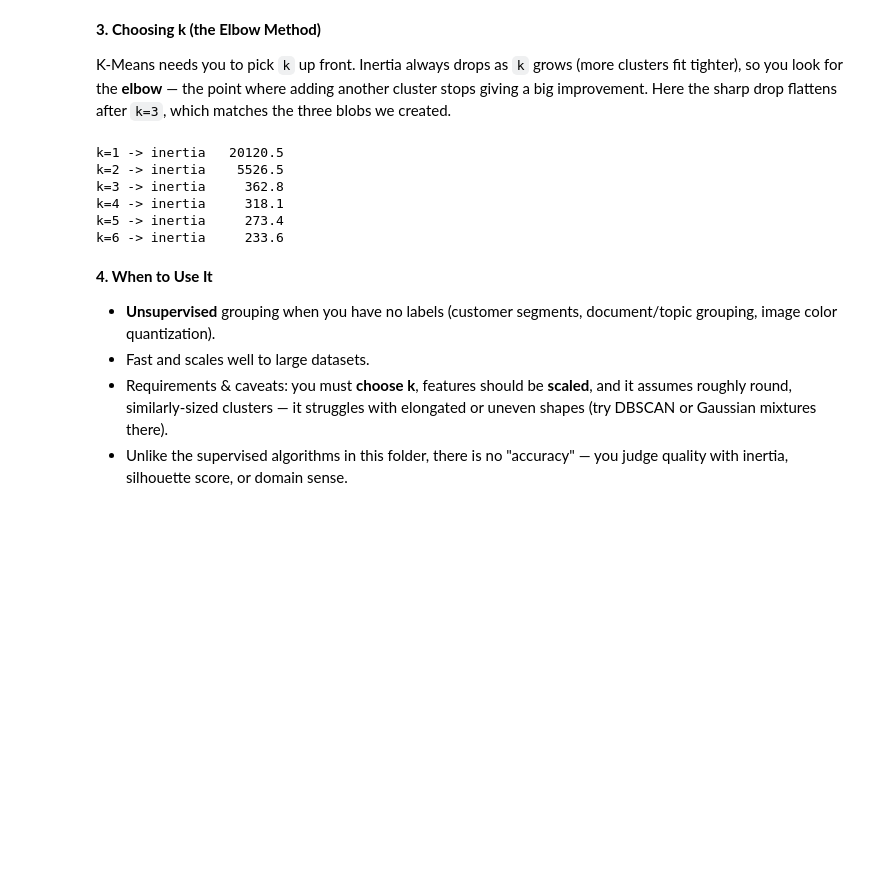
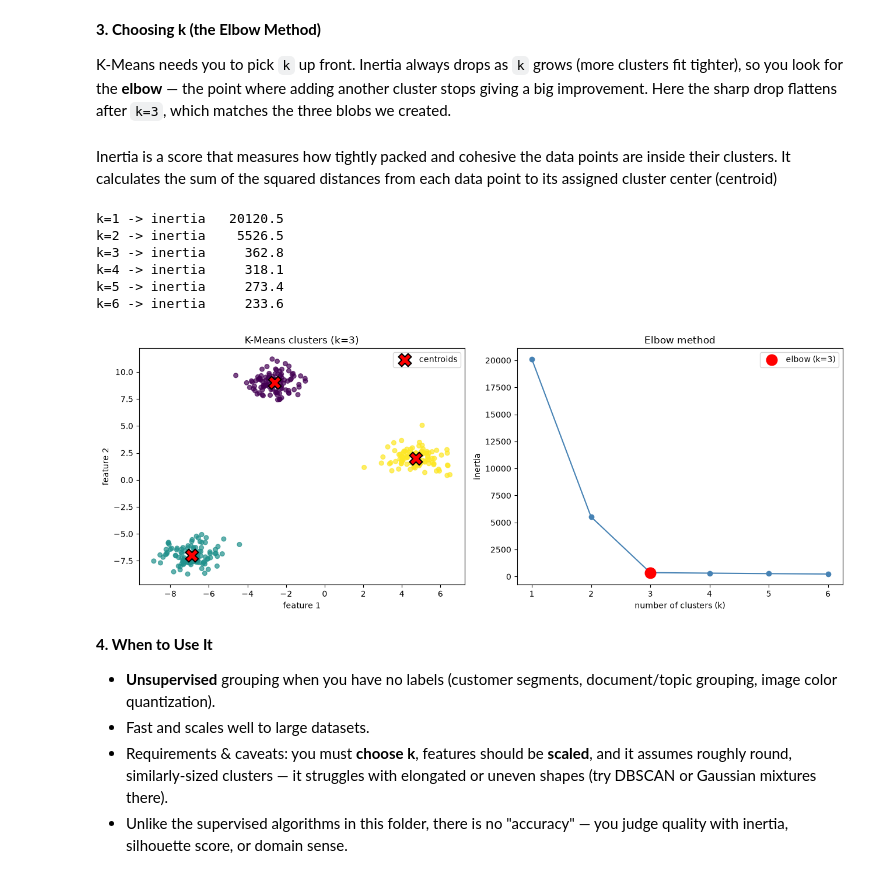
Before and after one commit to mohalkarushikesh/switch, a Jupyter notebook: Phase 1/ML_Fundamentals/Algorithms/kmeans.ipynb, the cells around one changed output. Drawn from its saved outputs; the diff is of its cells as text; code cells hidden in the pictures; blank space fills up the shorter version.

```diff
--- a/Phase 1/ML_Fundamentals/Algorithms/kmeans.ipynb
+++ b/Phase 1/ML_Fundamentals/Algorithms/kmeans.ipynb
@@ -47,6 +49,8 @@ inertia (within-cluster sum of squares): 362.8
 **3. Choosing k (the Elbow Method)**
 
 K-Means needs you to pick `k` up front. Inertia always drops as `k` grows (more clusters fit tighter), so you look for the **elbow** — the point where adding another cluster stops giving a big improvement. Here the sharp drop flattens after `k=3`, which matches the three blobs we created.
+# %% [markdown]
+Inertia is a score that measures how tightly packed and cohesive the data points are inside their clusters. It calculates the sum of the squared distances from each data point to its assigned cluster center (centroid)
 # %%
 # try several k and watch inertia - the "elbow" hints at the right number of clusters
 for k in range(1, 7):
@@ -59,6 +63,39 @@ k=3 -> inertia     362.8
 k=4 -> inertia     318.1
 k=5 -> inertia     273.4
 k=6 -> inertia     233.6
+# %%
+# Visualization
+import matplotlib.pyplot as plt
+
+# recompute the inertia curve so the plot is self-contained
+ks = range(1, 7)
+inertias = [KMeans(n_clusters=k, random_state=42, n_init=10).fit(X).inertia_ for k in ks]
+
+fig, (ax1, ax2) = plt.subplots(1, 2, figsize=(13, 5))
+
+# --- left: clusters recovered by K-Means, colored by predicted label ---
+scatter = ax1.scatter(X[:, 0], X[:, 1], c=labels, cmap="viridis", s=30, alpha=0.7)
+ax1.scatter(
+    km.cluster_centers_[:, 0], km.cluster_centers_[:, 1],
+    c="red", marker="X", s=250, edgecolor="black", linewidth=1.5, label="centroids",
+)
+ax1.set_title("K-Means clusters (k=3)")
+ax1.set_xlabel("feature 1")
+ax1.set_ylabel("feature 2")
+ax1.legend()
+
+# --- right: elbow curve — inertia vs. number of clusters ---
+ax2.plot(ks, inertias, marker="o", color="steelblue")
+ax2.scatter([3], [inertias[2]], color="red", s=180, zorder=5, label="elbow (k=3)")
+ax2.set_title("Elbow method")
+ax2.set_xlabel("number of clusters (k)")
+ax2.set_ylabel("inertia")
+ax2.legend()
+
+plt.tight_layout()
+plt.show()
+# %% [output]
+[figure, added]
 # %% [markdown]
 **4. When to Use It**
 
```
Also changed, not shown: parts of 2 cells of this notebook, 8 other files.
